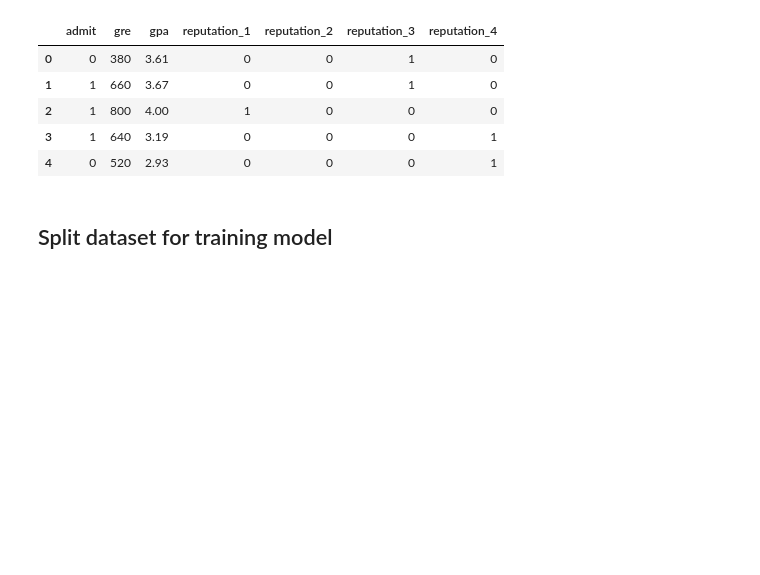
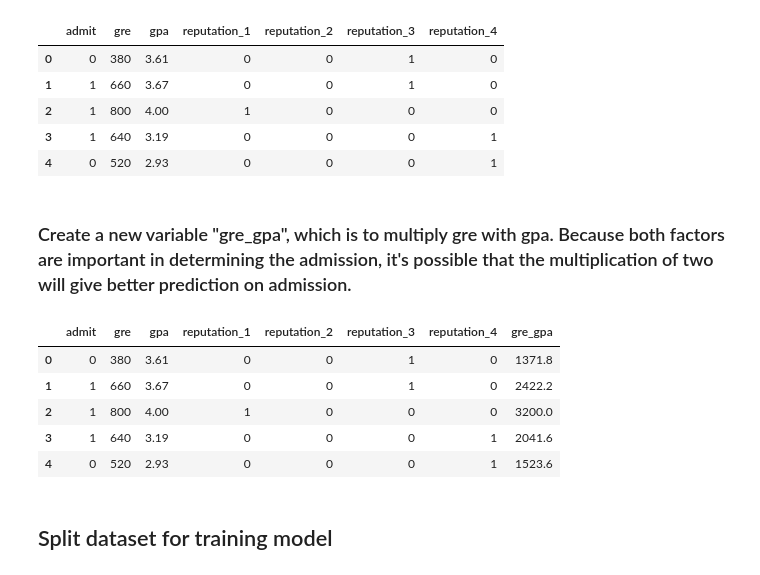
Before and after one commit to zhenningtan/Practice, a Jupyter notebook: Prediction of Student Admission.ipynb, the cells around one changed output. Saved outputs shown, nothing was run; the diff lists cells and outputs as text; code cells hidden in the pictures; blank space fills up the shorter version.

```diff
--- a/Prediction of Student Admission.ipynb
+++ b/Prediction of Student Admission.ipynb
@@ -140,6 +135,19 @@ df.head()
 | 2 | 1 | 800 | 4.00 | 1 | 0 | 0 | 0 |
 | 3 | 1 | 640 | 3.19 | 0 | 0 | 0 | 1 |
 | 4 | 0 | 520 | 2.93 | 0 | 0 | 0 | 1 |
+# %% [markdown]
+### Create a new variable "gre_gpa", which is to multiply gre with gpa. Because both factors are important in determining the admission, it's possible that the multiplication of two will give better prediction on admission.
+# %%
+df["gre_gpa"] = df['gre'] * df ['gpa']
+# %%
+df.head()
+# %% [output]
+|  | admit | gre | gpa | reputation_1 | reputation_2 | reputation_3 | reputation_4 | gre_gpa |
+| 0 | 0 | 380 | 3.61 | 0 | 0 | 1 | 0 | 1371.8 |
+| 1 | 1 | 660 | 3.67 | 0 | 0 | 1 | 0 | 2422.2 |
+| 2 | 1 | 800 | 4.00 | 1 | 0 | 0 | 0 | 3200.0 |
+| 3 | 1 | 640 | 3.19 | 0 | 0 | 0 | 1 | 2041.6 |
+| 4 | 0 | 520 | 2.93 | 0 | 0 | 0 | 1 | 1523.6 |
 # %% [markdown]
 ## Split dataset for training model
 # %%
```
Also changed, not shown: parts of 34 cells of this notebook.
